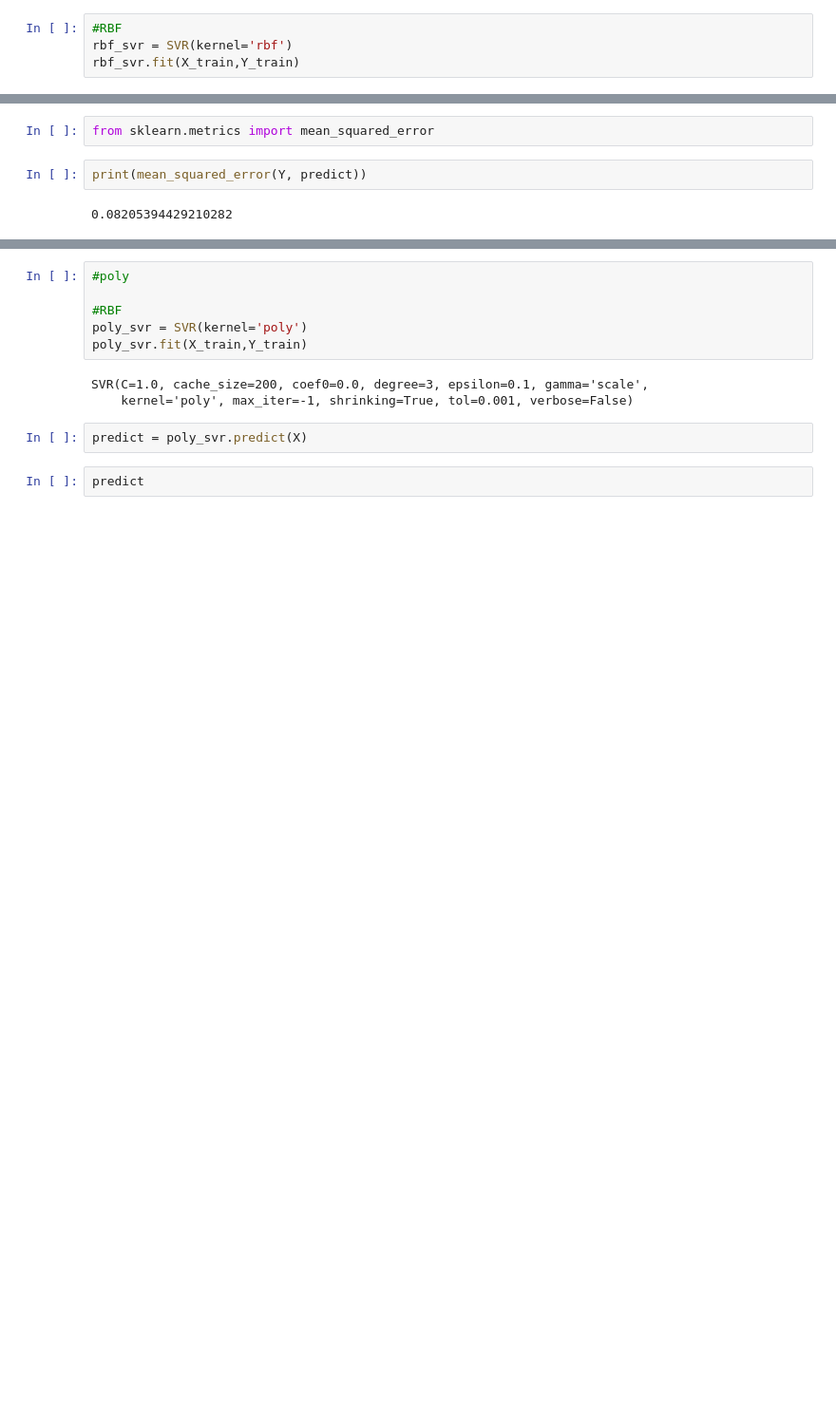
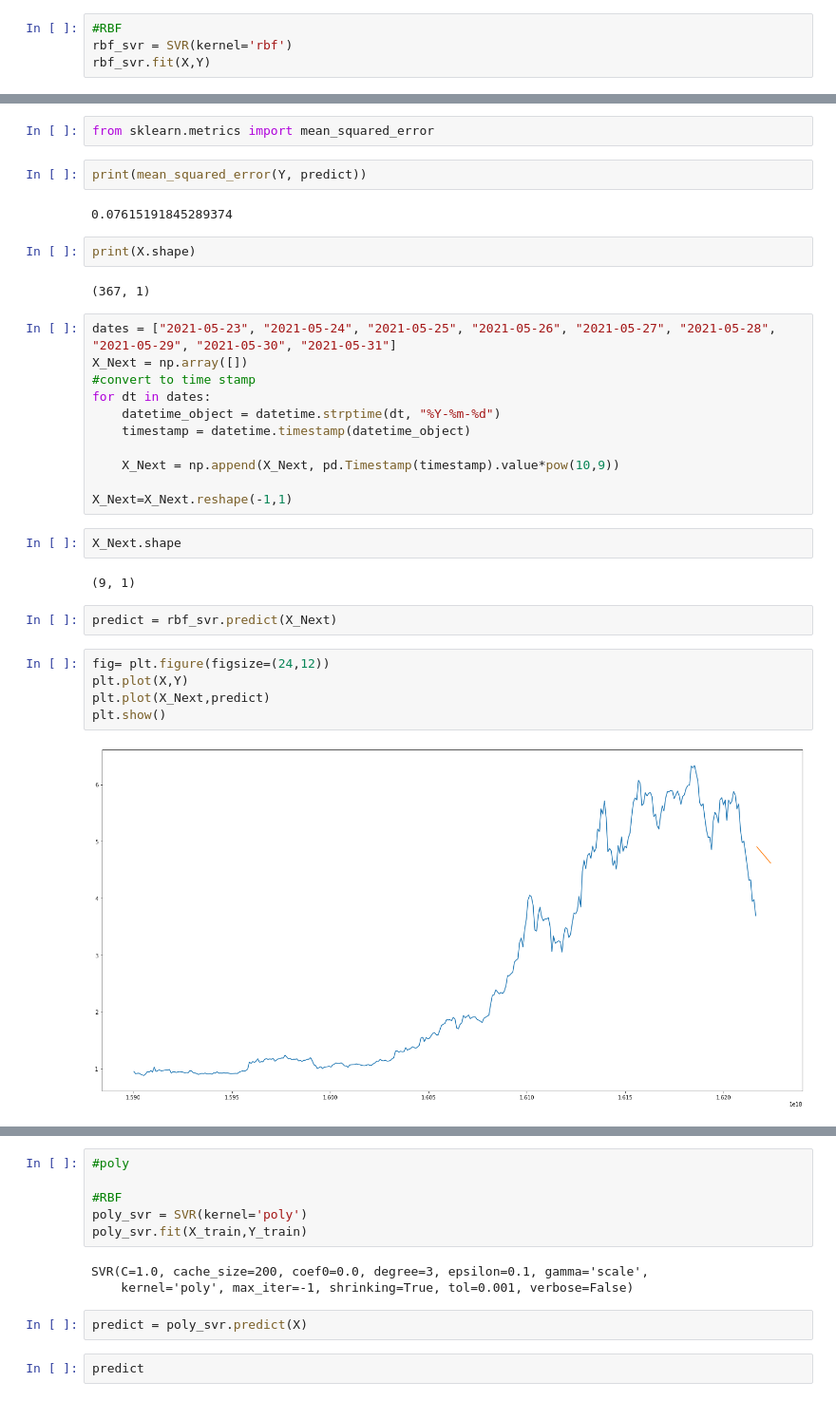
Before and after one commit to nhutminh9799/KLTN_MinhNhut, a Jupyter notebook: SVR_MODEL/SVR-Model.ipynb, the cells around one changed output, grey strips where cells are left out. Shown at 95% size. Saved outputs shown, nothing was run; the diff lists cells and outputs as text; blank space fills up the shorter version.

```diff
--- a/SVR_MODEL/SVR-Model.ipynb
+++ b/SVR_MODEL/SVR-Model.ipynb
@@ -98,7 +95,7 @@ X_train, X_test, Y_train, Y_test = train_test_split(X, Y, test_size=0.15, random
 # %%
 #RBF
 rbf_svr = SVR(kernel='rbf')
-rbf_svr.fit(X_train,Y_train)
+rbf_svr.fit(X,Y)
 # %% [output]
 SVR(C=1.0, cache_size=200, coef0=0.0, degree=3, epsilon=0.1, gamma='scale',
     kernel='rbf', max_iter=-1, shrinking=True, tol=0.001, verbose=False)
@@ -136,4 +117,32 @@ from sklearn.metrics import mean_squared_error
 # %%
 print(mean_squared_error(Y, predict))
 # %% [output]
-0.08205394429210282
+0.07615191845289374
+# %%
+print(X.shape)
+# %% [output]
+(367, 1)
+# %%
+dates = ["2021-05-23", "2021-05-24", "2021-05-25", "2021-05-26", "2021-05-27", "2021-05-28", "2021-05-29", "2021-05-30", "2021-05-31"]
+X_Next = np.array([])
+#convert to time stamp
+for dt in dates:
+    datetime_object = datetime.strptime(dt, "%Y-%m-%d")
+    timestamp = datetime.timestamp(datetime_object)
+
+    X_Next = np.append(X_Next, pd.Timestamp(timestamp).value*pow(10,9))
+
+X_Next=X_Next.reshape(-1,1)
+# %%
+X_Next.shape
+# %% [output]
+(9, 1)
+# %%
+predict = rbf_svr.predict(X_Next)
+# %%
+fig= plt.figure(figsize=(24,12))
+plt.plot(X,Y)
+plt.plot(X_Next,predict)
+plt.show()
+# %% [output]
+[figure, added]
```
Also changed, not shown: parts of 8 cells of this notebook.
